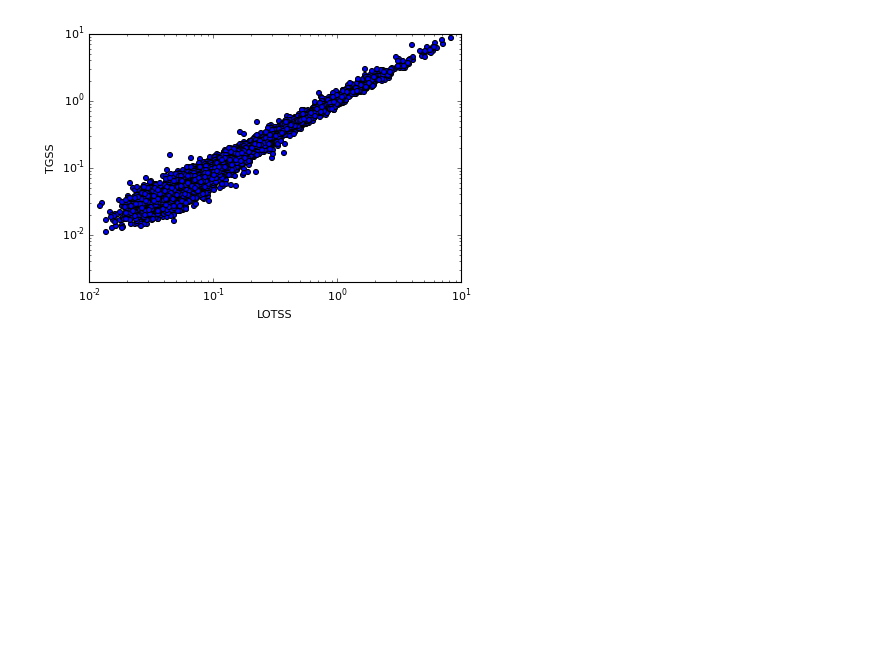
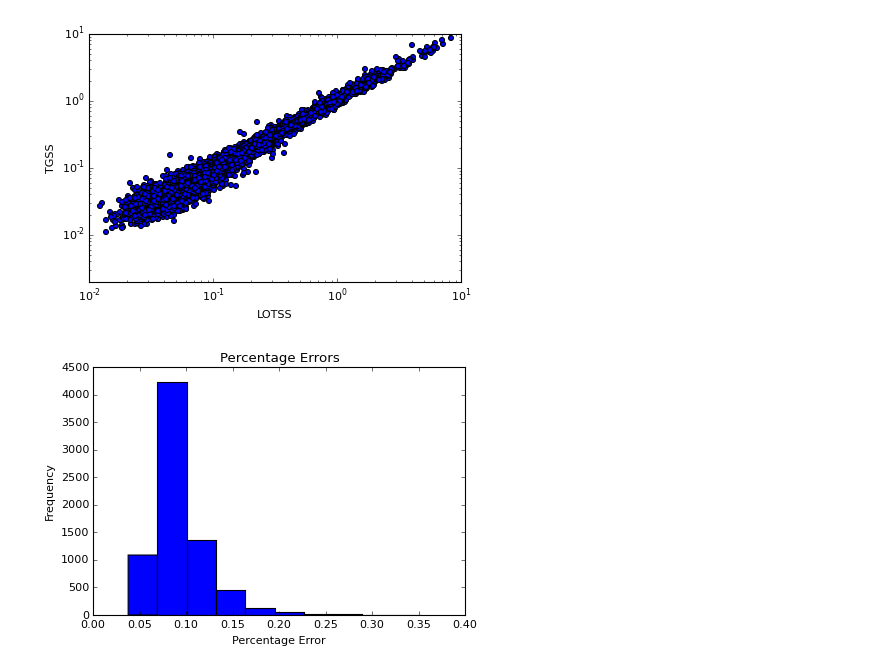
Before and after one commit to niallb96/lofar, a Jupyter notebook: LOTSS_VS_TGSS.ipynb, the cells around one changed output. Drawn from its saved outputs; the diff is of its cells as text; code cells hidden in the pictures; blank space fills up the shorter version.

Commit message:
added histogram of error, used it to find resonable cutoff point and looked at sources below this cut off point

```diff
--- a/LOTSS_VS_TGSS.ipynb
+++ b/LOTSS_VS_TGSS.ipynb
@@ -247,4 +248,26 @@ while n<corr-1:
     n=n+1
 
 #When loop is finished it will have found the biggest change in the list
+# %%
+
+total_percentage_errors_list=[]
+n=0
+while n<len(Fractional_Diff_list):
+
+    #..creates lists of their indexes and coordinates.
+    ind= Fractional_Diff_list.index(Largest_Fractional_Diffs[n])
+    error_first=(Lum_First_Relevant_e[ind]/Lum_First_Relevant[ind])
+    total_percentage_error=error_first+((Lum_Second_Relevant_e[ind]+Lum_First_Relevant_e[ind])/(Lum_First_Relevant[ind]+Lum_Second_Relevant[ind]))
+    total_percentage_errors_list.append(total_percentage_error)
+    n=n+1
+
+plt.hist(total_percentage_errors_list)
+plt.title("Percentage Errors")
+plt.xlabel("Percentage Error")
+plt.ylabel("Frequency")
+
+
+fig = plt.gcf()
+# %% [output]
+[figure, added]
 # %%
```
Also changed, not shown: parts of 6 cells of this notebook.
